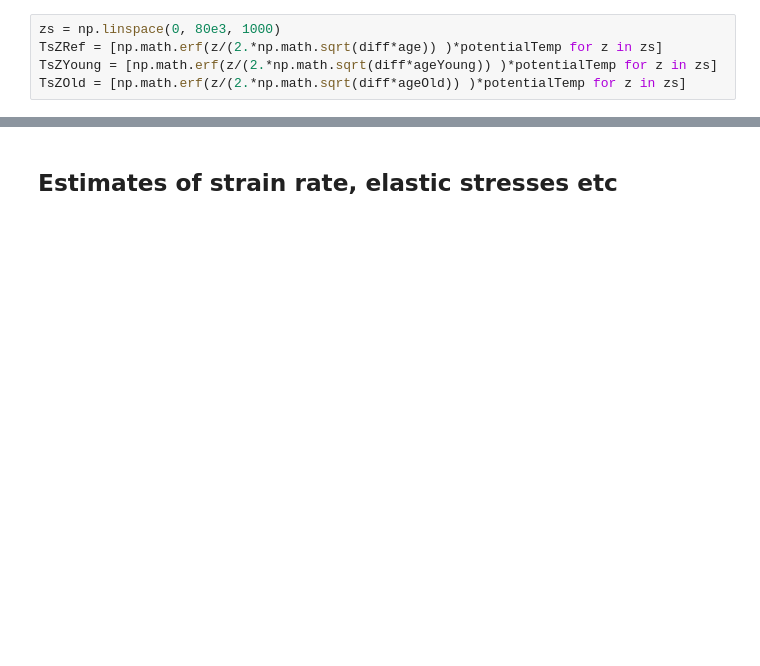
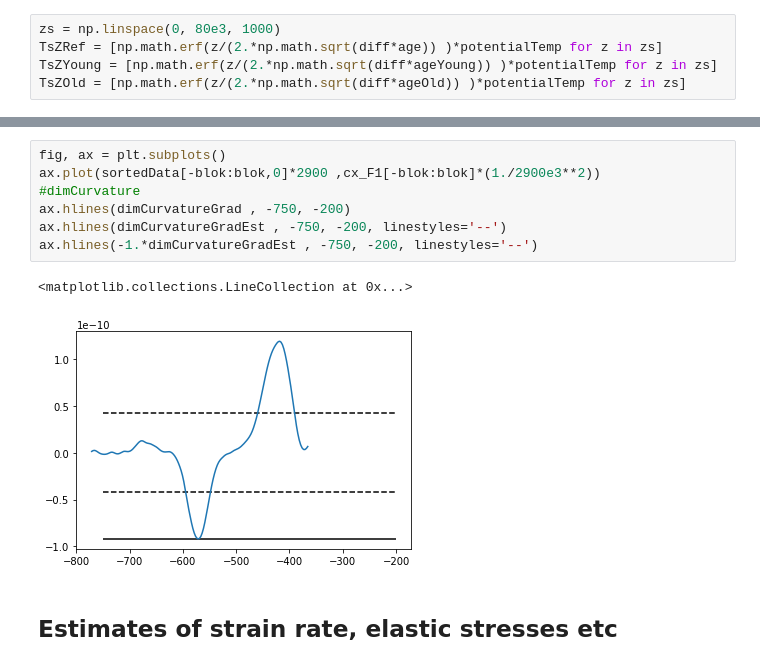
Before and after one commit to dansand/flat_slab, a Jupyter notebook: analysis/scrapbook.ipynb, the cells around one changed output, grey strips where cells are left out. Saved outputs shown, nothing was run; the diff lists cells and outputs as text; blank space fills up the shorter version.

```diff
--- a/analysis/scrapbook.ipynb
+++ b/analysis/scrapbook.ipynb
@@ -389,3 +463,13 @@ ax.vlines(d70, 0, 1400.)
+# %%
+fig, ax = plt.subplots()
+ax.plot(sortedData[-blok:blok,0]*2900 ,cx_F1[-blok:blok]*(1./2900e3**2))
+#dimCurvature
+ax.hlines(dimCurvatureGrad , -750, -200)
+ax.hlines(dimCurvatureGradEst , -750, -200, linestyles='--')
+ax.hlines(-1.*dimCurvatureGradEst , -750, -200, linestyles='--')
+# %% [output]
+<matplotlib.collections.LineCollection at 0x...>
+[figure, added]
 # %% [markdown]
 ## Estimates of strain rate, elastic stresses etc
 # %%
```
Also changed, not shown: parts of 19 cells of this notebook, 3 other files.
